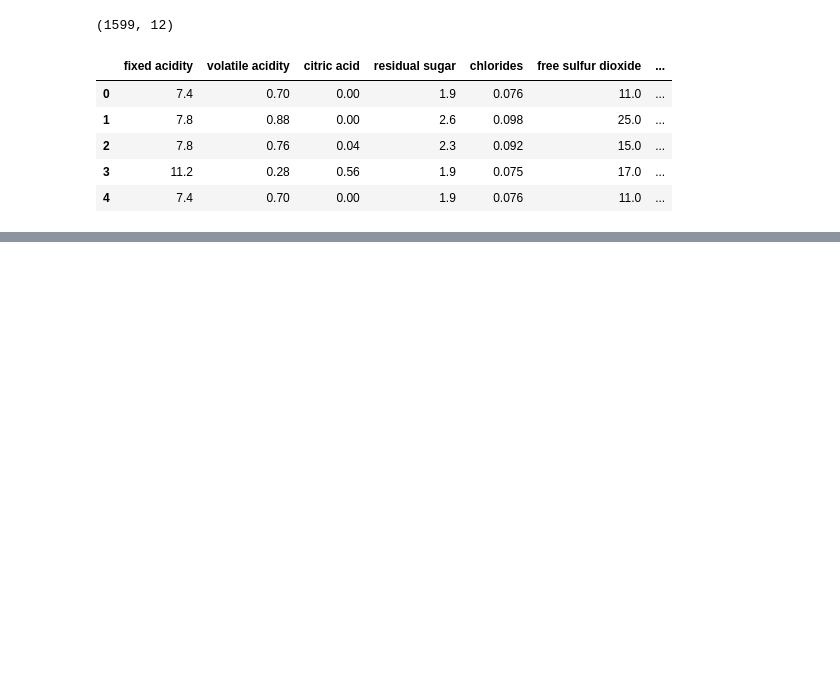
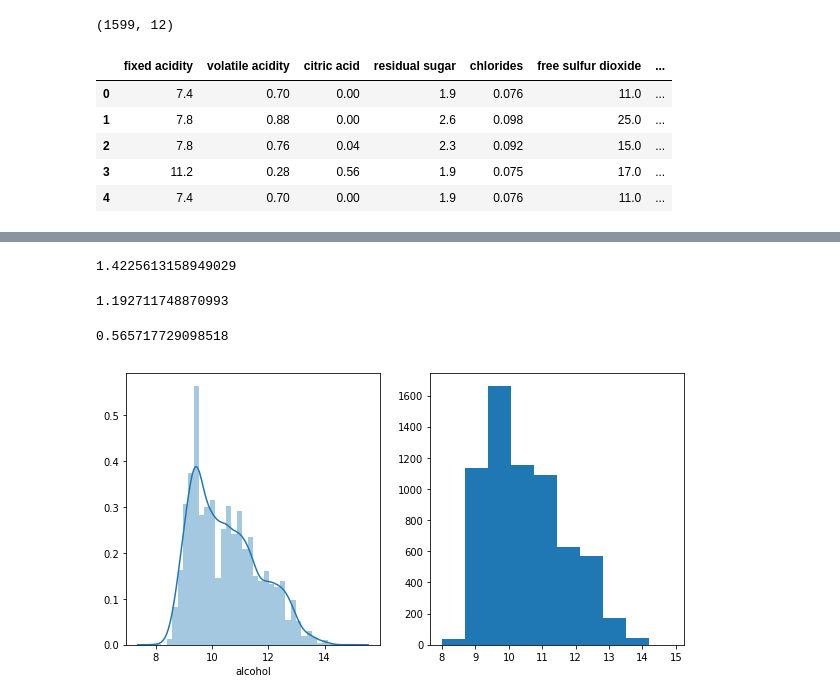
Before and after one commit to dieptran43/LeVanDiep_Pre_processing, a Jupyter notebook: FullName_project_Wine.ipynb, the cells around one changed output, grey strips where cells are left out. Saved outputs shown, nothing was run; the diff lists cells and outputs as text; code cells hidden in the pictures; blank space fills up the shorter version.

```diff
--- a/FullName_project_Wine.ipynb
+++ b/FullName_project_Wine.ipynb
@@ -41,8 +41,8 @@ import scipy
 # %%
 # Read CSV file: loan_train.csv
 # code here
-df_train = pd.read_csv("winequality-red.csv", sep=';')
-df_train.shape
+df_train_red = pd.read_csv("winequality-red.csv", sep=';')
+df_train_red.shape
 
 #pd.read_csv??
 # %% [output]
@@ -58,0 +83,4 @@ df_train.head()
+# %%
+# code here
+df_train_white = pd.read_csv("winequality-white.csv", sep=';')
+df_train_white.shape
@@ -58,0 +247,3 @@ df_train.head()
+# %%
+df2 = pd.concat([df_train_red, df_train_white])
+df2.shape
@@ -58,0 +311,15 @@ df_train.head()
+# %%
+Alcohol_var = df2.alcohol.var()
+Alcohol_var
+# %% [output]
+1.4225613158949029
+# %%
+Alcohol_std = df2.alcohol.std()
+Alcohol_std
+# %% [output]
+1.192711748870993
+# %%
+Alcohol_skew = df2.alcohol.skew()
+Alcohol_skew
+# %% [output]
+0.565717729098518
@@ -58,0 +330,10 @@ df_train.head()
+# %%
+# visualization # histogram
+plt.figure(figsize=(10,5))
+plt.subplot(1,2,1)
+sns.distplot(df2.alcohol)
+plt.subplot(1,2,2)
+plt.hist(df2.alcohol)
+plt.show()
+# %% [output]
+[figure, added]
```
Also changed, not shown: parts of 73 cells of this notebook, 1 other file.
